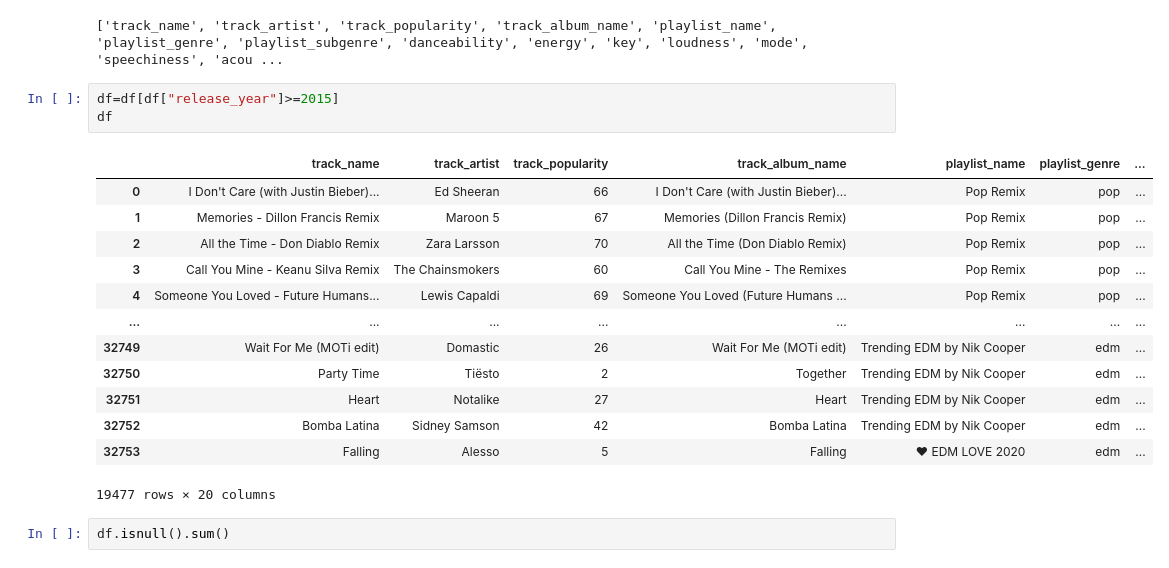
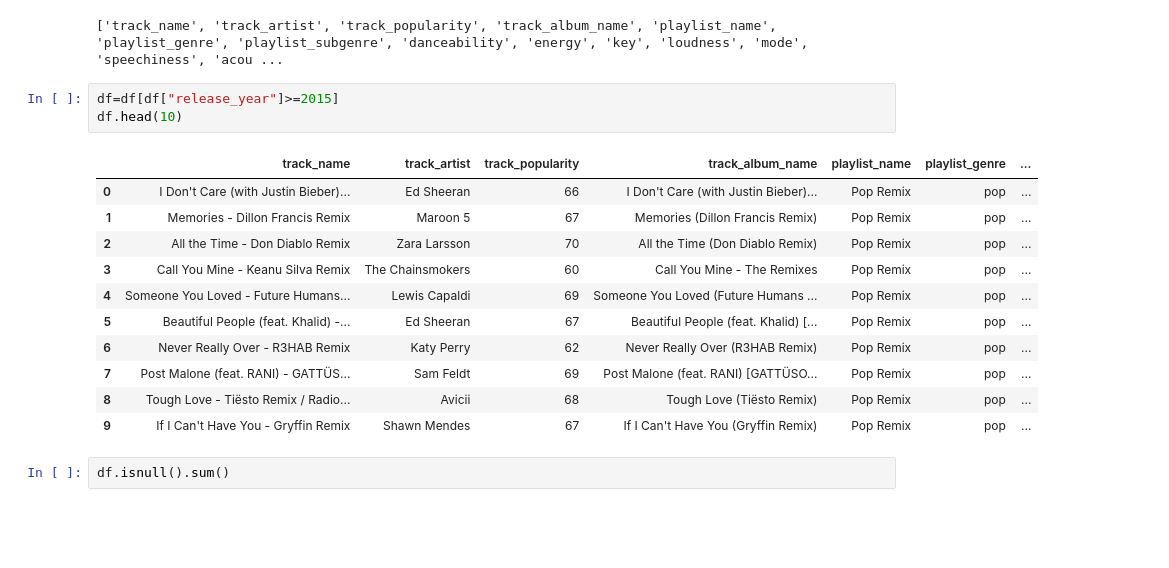
Before and after one commit to brobers0339/Spotify_Final_Project_H501, a Jupyter notebook: Spotify_Project.ipynb, the cells around one changed output. Cells and saved outputs as stored; diff of their text form; blank space fills up the shorter version.

```diff
--- a/Spotify_Project.ipynb
+++ b/Spotify_Project.ipynb
@@ -89,21 +89,19 @@ print(df.columns.tolist())
 ['track_name', 'track_artist', 'track_popularity', 'track_album_name', 'playlist_name', 'playlist_genre', 'playlist_subgenre', 'danceability', 'energy', 'key', 'loudness', 'mode', 'speechiness', 'acou ...
 # %%
 df=df[df["release_year"]>=2015]
-df
+df.head(10)
 # %% [output]
 |  | track_name | track_artist | track_popularity | track_album_name | playlist_name | playlist_genre | ... |
 | 0 | I Don't Care (with Justin Bieber)... | Ed Sheeran | 66 | I Don't Care (with Justin Bieber)... | Pop Remix | pop | ... |
 | 1 | Memories - Dillon Francis Remix | Maroon 5 | 67 | Memories (Dillon Francis Remix) | Pop Remix | pop | ... |
 | 2 | All the Time - Don Diablo Remix | Zara Larsson | 70 | All the Time (Don Diablo Remix) | Pop Remix | pop | ... |
 | 3 | Call You Mine - Keanu Silva Remix | The Chainsmokers | 60 | Call You Mine - The Remixes | Pop Remix | pop | ... |
 | 4 | Someone You Loved - Future Humans... | Lewis Capaldi | 69 | Someone You Loved (Future Humans ... | Pop Remix | pop | ... |
-| ... | ... | ... | ... | ... | ... | ... | ... |
-| 32749 | Wait For Me (MOTi edit) | Domastic | 26 | Wait For Me (MOTi edit) | Trending EDM by Nik Cooper | edm | ... |
-| 32750 | Party Time | Tiësto | 2 | Together | Trending EDM by Nik Cooper | edm | ... |
-| 32751 | Heart | Notalike | 27 | Heart | Trending EDM by Nik Cooper | edm | ... |
-| 32752 | Bomba Latina | Sidney Samson | 42 | Bomba Latina | Trending EDM by Nik Cooper | edm | ... |
-| 32753 | Falling | Alesso | 5 | Falling | ♥ EDM LOVE 2020 | edm | ... |
+| 5 | Beautiful People (feat. Khalid) -... | Ed Sheeran | 67 | Beautiful People (feat. Khalid) [... | Pop Remix | pop | ... |
+| 6 | Never Really Over - R3HAB Remix | Katy Perry | 62 | Never Really Over (R3HAB Remix) | Pop Remix | pop | ... |
+| 7 | Post Malone (feat. RANI) - GATTÜS... | Sam Feldt | 69 | Post Malone (feat. RANI) [GATTÜSO... | Pop Remix | pop | ... |
+| 8 | Tough Love - Tiësto Remix / Radio... | Avicii | 68 | Tough Love (Tiësto Remix) | Pop Remix | pop | ... |
+| 9 | If I Can't Have You - Gryffin Remix | Shawn Mendes | 67 | If I Can't Have You (Gryffin Remix) | Pop Remix | pop | ... |
-19477 rows × 20 columns
 # %%
 df.isnull().sum()
 # %% [output]
```
Also changed, not shown: parts of 17 cells of this notebook.
